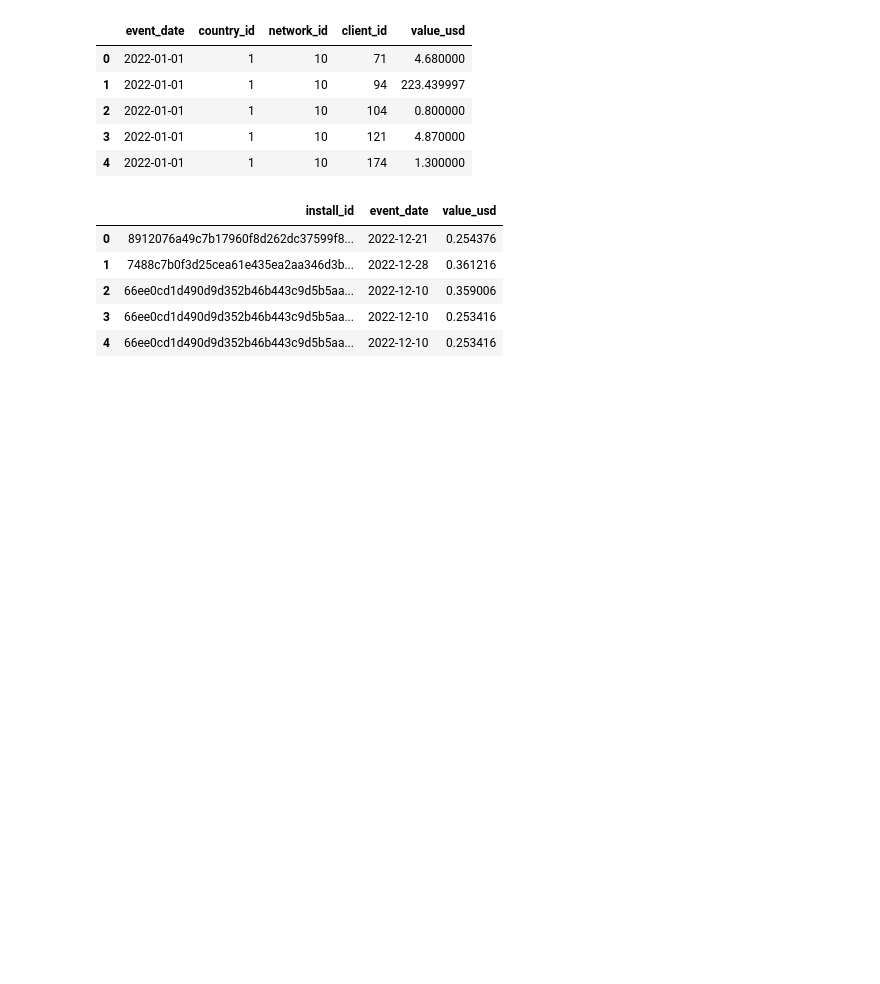
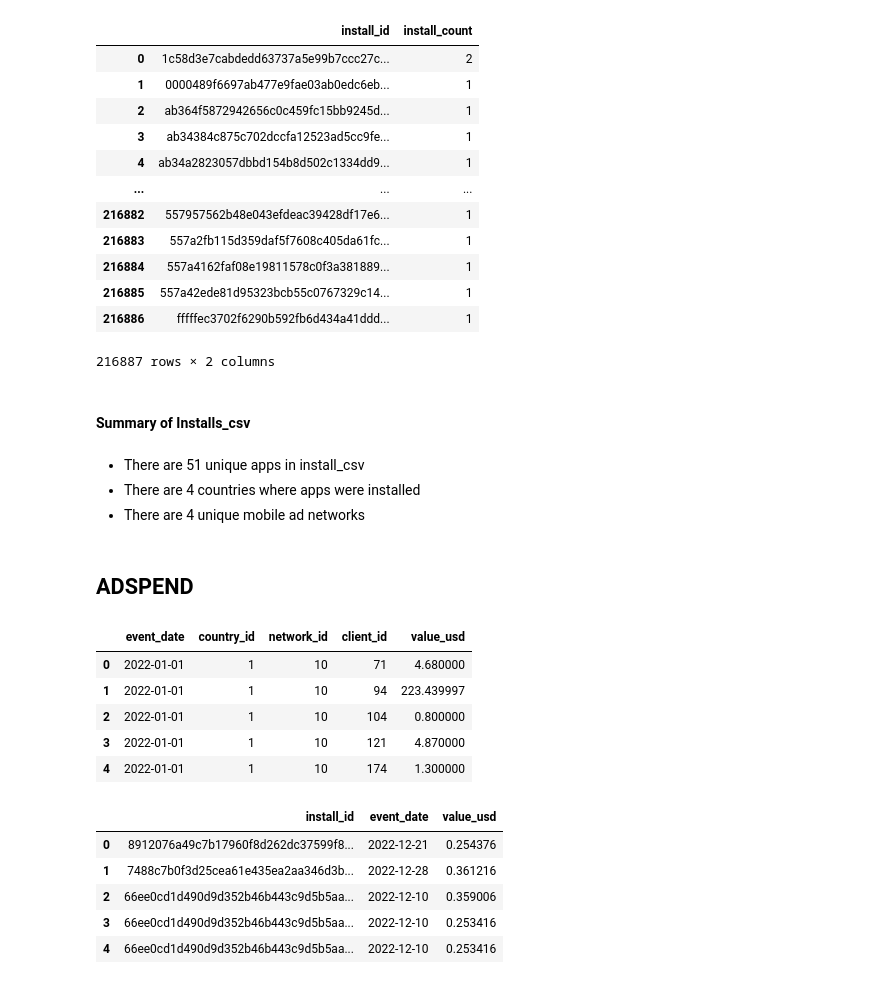
Before and after one commit to roshaan7zafar/JustDice, a Jupyter notebook: main.ipynb, the cells around one changed output. Cells and saved outputs as stored; diff of their text form; code cells hidden in the pictures; blank space fills up the shorter version.

```diff
--- a/main.ipynb
+++ b/main.ipynb
@@ -15,3 +106,27 @@ installs_df.head()
+# %%
+installs_df.groupby(['install_id']).size().sort_values(ascending=False).reset_index(name='install_count')
+# %% [output]
+|  | install_id | install_count |
+| 0 | 1c58d3e7cabdedd63737a5e99b7ccc27c... | 2 |
+| 1 | 0000489f6697ab477e9fae03ab0edc6eb... | 1 |
+| 2 | ab364f5872942656c0c459fc15bb9245d... | 1 |
+| 3 | ab34384c875c702dccfa12523ad5cc9fe... | 1 |
+| 4 | ab34a2823057dbbd154b8d502c1334dd9... | 1 |
+| ... | ... | ... |
+| 216882 | 557957562b48e043efdeac39428df17e6... | 1 |
+| 216883 | 557a2fb115d359daf5f7608c405da61fc... | 1 |
+| 216884 | 557a4162faf08e19811578c0f3a381889... | 1 |
+| 216885 | 557a42ede81d95323bcb55c0767329c14... | 1 |
+| 216886 | fffffec3702f6290b592fb6d434a41ddd... | 1 |
+216887 rows × 2 columns
+# %% [markdown]
+#### Summary of Installs_csv
+# %% [markdown]
+- There are 51 unique apps in install_csv
+- There are 4 countries where apps were installed
+- There are 4 unique mobile ad networks
+# %% [markdown]
+## ADSPEND
 # %%
 adspend_df = pd.read_csv(r'D:\JustDice-Analytics-Engineer-Hiring-Case-main\adspend.csv')
 adspend_df.head()
```
Also changed, not shown: parts of 13 cells of this notebook.
